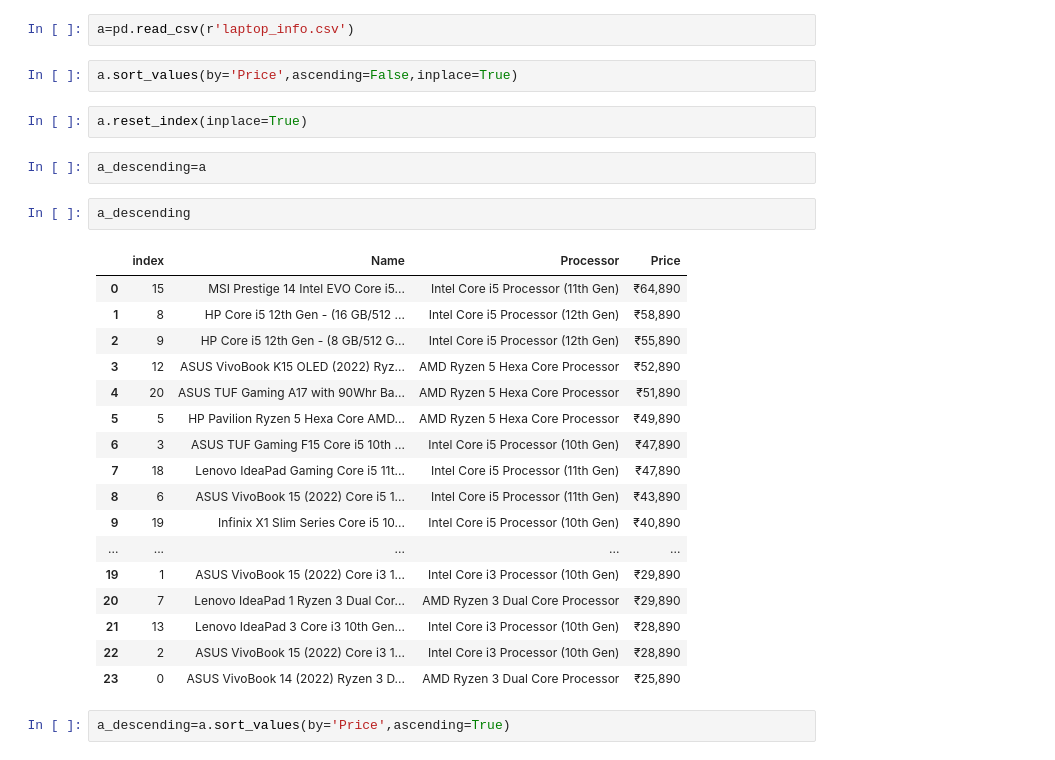
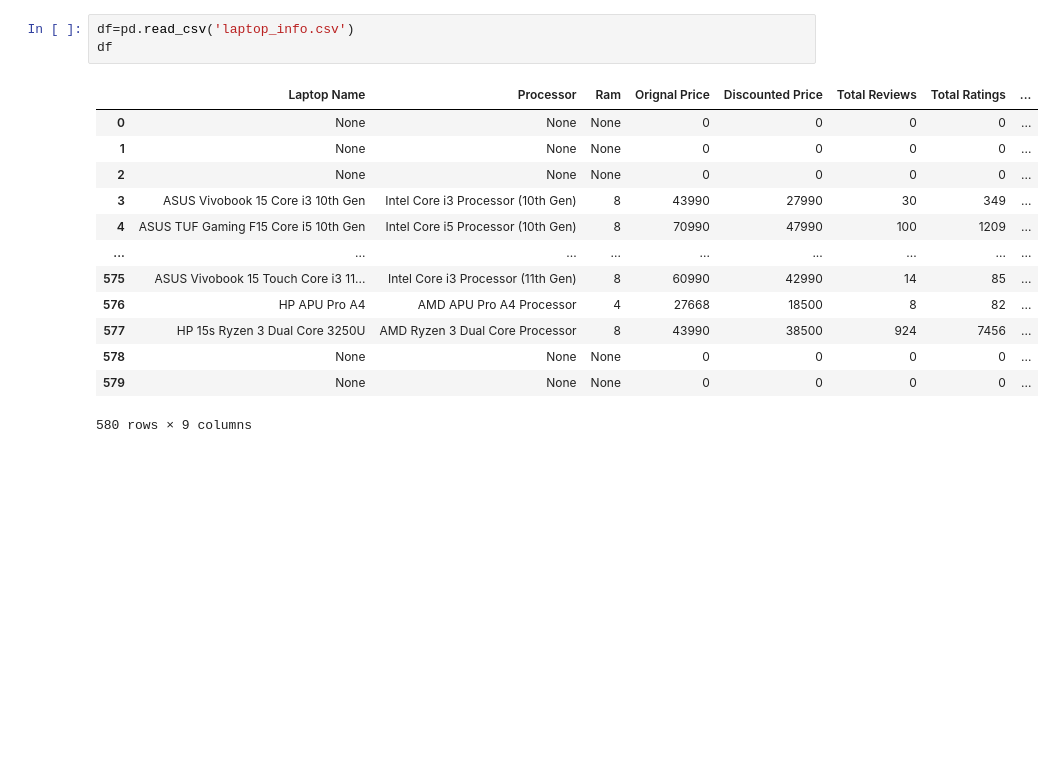
Before and after one commit to Pkamble19/Web-Scraping-Projects, a Jupyter notebook: flipkart Scraping/Flipkart Scraping.ipynb, the cells around one changed output. Cells and saved outputs as stored; diff of their text form; blank space fills up the shorter version.

```diff
--- a/flipkart Scraping/Flipkart Scraping.ipynb
+++ b/flipkart Scraping/Flipkart Scraping.ipynb
@@ -26,30 +81,17 @@ except AttributeError:
 # %%
-a=pd.read_csv(r'laptop_info.csv')
+df=pd.read_csv('laptop_info.csv')
+df
+# %% [output]
+|  | Laptop Name | Processor | Ram | Orignal Price | Discounted Price | Total Reviews | Total Ratings | ... |
+| 0 | None | None | None | 0 | 0 | 0 | 0 | ... |
+| 1 | None | None | None | 0 | 0 | 0 | 0 | ... |
+| 2 | None | None | None | 0 | 0 | 0 | 0 | ... |
+| 3 | ASUS Vivobook 15 Core i3 10th Gen | Intel Core i3 Processor (10th Gen) | 8 | 43990 | 27990 | 30 | 349 | ... |
+| 4 | ASUS TUF Gaming F15 Core i5 10th Gen | Intel Core i5 Processor (10th Gen) | 8 | 70990 | 47990 | 100 | 1209 | ... |
+| ... | ... | ... | ... | ... | ... | ... | ... | ... |
+| 575 | ASUS Vivobook 15 Touch Core i3 11... | Intel Core i3 Processor (11th Gen) | 8 | 60990 | 42990 | 14 | 85 | ... |
+| 576 | HP APU Pro A4 | AMD APU Pro A4 Processor | 4 | 27668 | 18500 | 8 | 82 | ... |
+| 577 | HP 15s Ryzen 3 Dual Core 3250U | AMD Ryzen 3 Dual Core Processor | 8 | 43990 | 38500 | 924 | 7456 | ... |
+| 578 | None | None | None | 0 | 0 | 0 | 0 | ... |
+| 579 | None | None | None | 0 | 0 | 0 | 0 | ... |
+580 rows × 9 columns
-# %%
-a.sort_values(by='Price',ascending=False,inplace=True)
-# %%
-a.reset_index(inplace=True)
-# %%
-a_descending=a
-# %%
-a_descending
-# %% [output]
-|  | index | Name | Processor | Price |
-| 0 | 15 | MSI Prestige 14 Intel EVO Core i5... | Intel Core i5 Processor (11th Gen) | ₹64,890 |
-| 1 | 8 | HP Core i5 12th Gen - (16 GB/512 ... | Intel Core i5 Processor (12th Gen) | ₹58,890 |
-| 2 | 9 | HP Core i5 12th Gen - (8 GB/512 G... | Intel Core i5 Processor (12th Gen) | ₹55,890 |
-| 3 | 12 | ASUS VivoBook K15 OLED (2022) Ryz... | AMD Ryzen 5 Hexa Core Processor | ₹52,890 |
-| 4 | 20 | ASUS TUF Gaming A17 with 90Whr Ba... | AMD Ryzen 5 Hexa Core Processor | ₹51,890 |
-| 5 | 5 | HP Pavilion Ryzen 5 Hexa Core AMD... | AMD Ryzen 5 Hexa Core Processor | ₹49,890 |
-| 6 | 3 | ASUS TUF Gaming F15 Core i5 10th ... | Intel Core i5 Processor (10th Gen) | ₹47,890 |
-| 7 | 18 | Lenovo IdeaPad Gaming Core i5 11t... | Intel Core i5 Processor (11th Gen) | ₹47,890 |
-| 8 | 6 | ASUS VivoBook 15 (2022) Core i5 1... | Intel Core i5 Processor (11th Gen) | ₹43,890 |
-| 9 | 19 | Infinix X1 Slim Series Core i5 10... | Intel Core i5 Processor (10th Gen) | ₹40,890 |
-| ... | ... | ... | ... | ... |
-| 19 | 1 | ASUS VivoBook 15 (2022) Core i3 1... | Intel Core i3 Processor (10th Gen) | ₹29,890 |
-| 20 | 7 | Lenovo IdeaPad 1 Ryzen 3 Dual Cor... | AMD Ryzen 3 Dual Core Processor | ₹29,890 |
-| 21 | 13 | Lenovo IdeaPad 3 Core i3 10th Gen... | Intel Core i3 Processor (10th Gen) | ₹28,890 |
-| 22 | 2 | ASUS VivoBook 15 (2022) Core i3 1... | Intel Core i3 Processor (10th Gen) | ₹28,890 |
-| 23 | 0 | ASUS VivoBook 14 (2022) Ryzen 3 D... | AMD Ryzen 3 Dual Core Processor | ₹25,890 |
-# %%
-a_descending=a.sort_values(by='Price',ascending=True)
```
Also changed, not shown: parts of 22 cells of this notebook, 2 other files.
